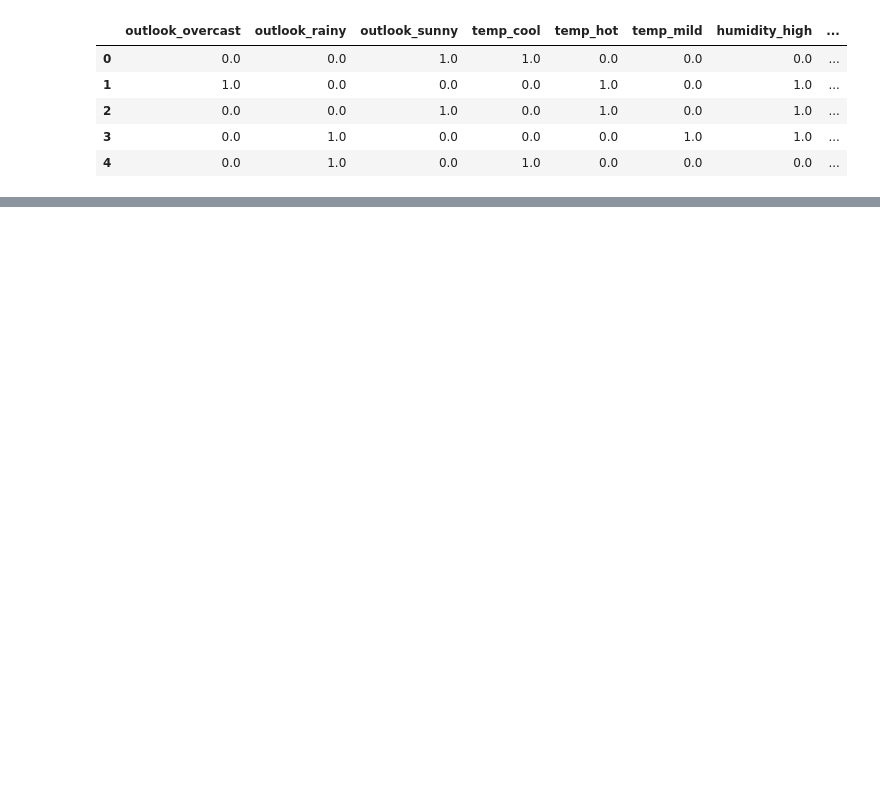
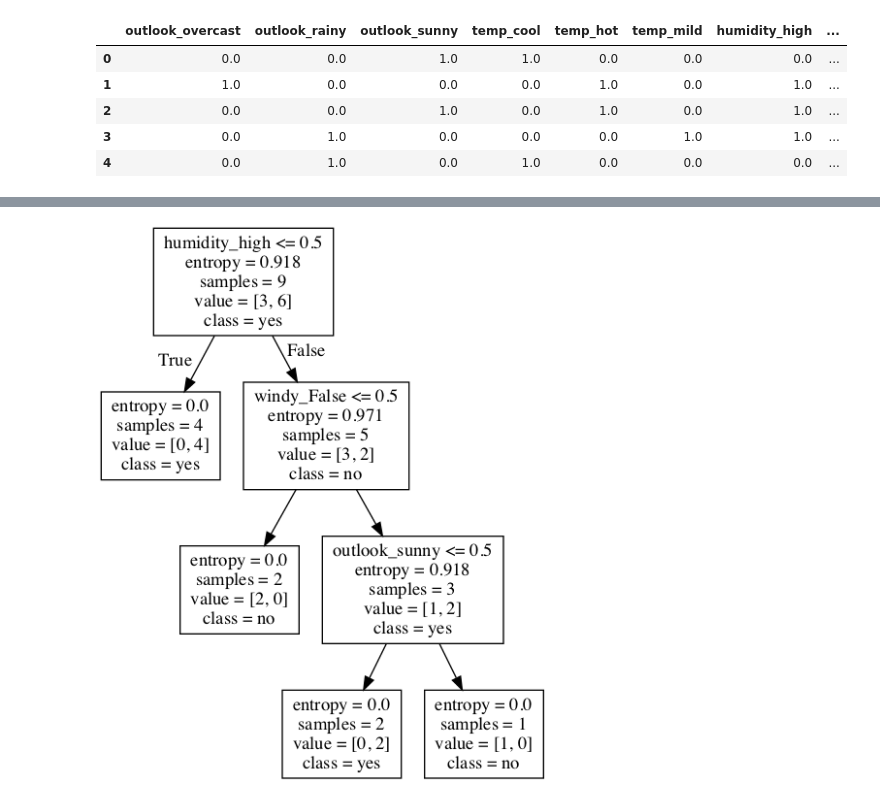
Before and after one commit to learn-co-curriculum/dsc-decision-trees-with-sklearn-codealong, a Jupyter notebook: index.ipynb, the cells around one changed output, grey strips where cells are left out. Drawn from its saved outputs; the diff is of its cells as text; code cells hidden in the pictures; blank space fills up the shorter version.

```diff
--- a/index.ipynb
+++ b/index.ipynb
@@ -88,0 +99,13 @@ y_preds = clf.predict(X_test_ohe)
+# %%
+# Create DOT data
+dot_data = export_graphviz(clf, out_file=None,
+                           feature_names=ohe_df.columns,
+                           class_names=np.unique(y).astype('str'))
+
+# Draw graph
+graph = graph_from_dot_data(dot_data)
+
+# Show graph
+Image(graph.create_png())
+# %% [output]
+[figure, added]
```
Also changed, not shown: parts of 13 cells of this notebook.
